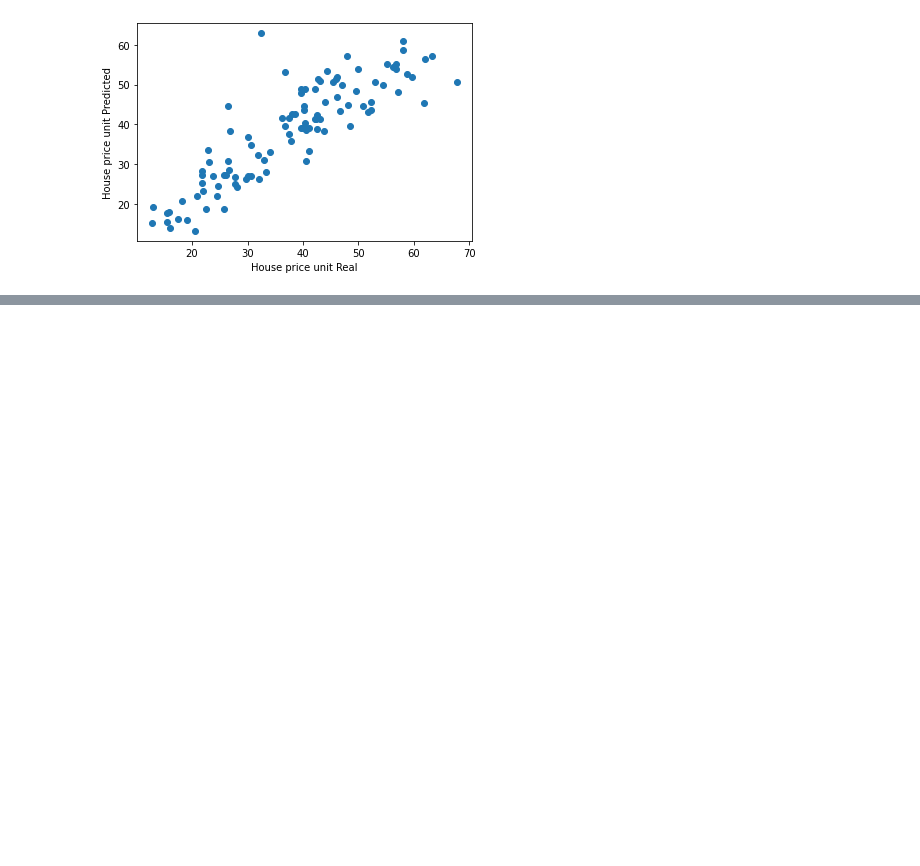
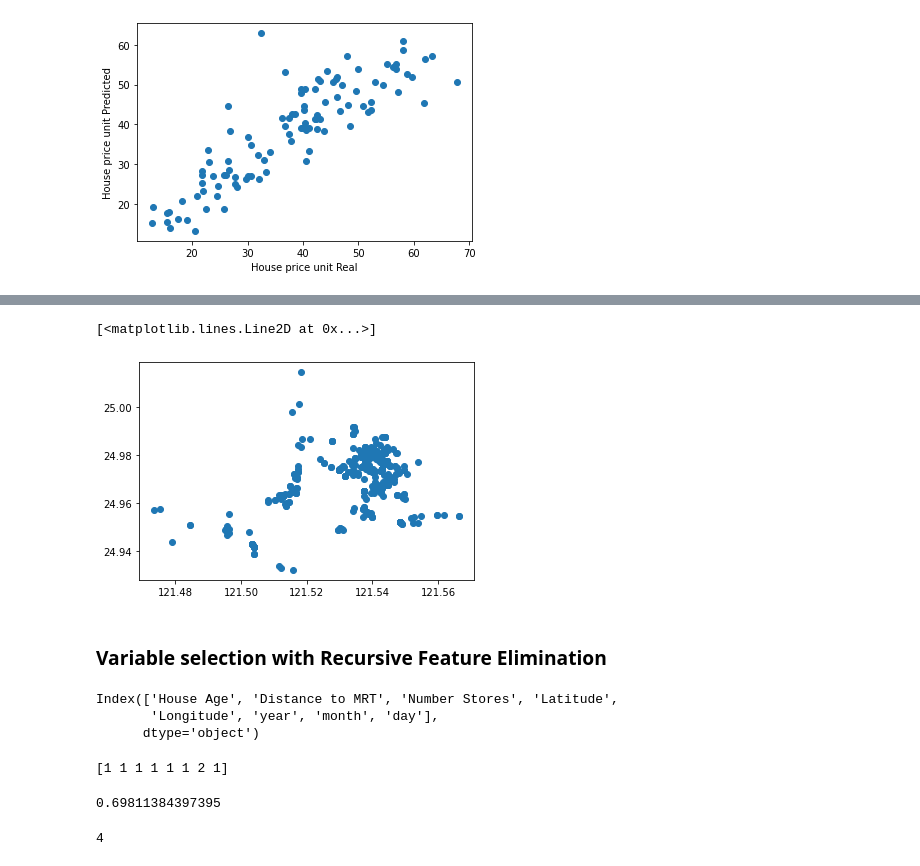
Before and after one commit to raulvalerio/supervised-learning-in-python, a Jupyter notebook: Easy XGBoost regression.ipynb, the cells around one changed output, grey strips where cells are left out. Drawn from its saved outputs; the diff is of its cells as text; code cells hidden in the pictures; blank space fills up the shorter version.

```diff
--- a/Easy XGBoost regression.ipynb
+++ b/Easy XGBoost regression.ipynb
@@ -406,0 +571,32 @@ exp_reg = setup(data, target='House Price Unit')
+# %%
+plt.plot(data.Longitude, data.Latitude, 'o')
+# %% [output]
+[<matplotlib.lines.Line2D at 0x...>]
+[figure, added]
+# %% [markdown]
+### Variable selection with Recursive Feature Elimination
+# %%
+from sklearn.feature_selection import RFECV
+
+model = XGBRegressor()
+
+selector= RFECV( model, step=1, min_features_to_select=3, cv=4 ,  verbose=0) ## cv cross validation
+
+selector.fit(X,y)
+print(X.columns)
+# %% [output]
+Index(['House Age', 'Distance to MRT', 'Number Stores', 'Latitude',
+       'Longitude', 'year', 'month', 'day'],
+      dtype='object')
+# %%
+print( selector.ranking_)  # [ 1   2  1  2  1   3  3  1]
+# %% [output]
+[1 1 1 1 1 1 2 1]
+# %%
+print( selector.grid_scores_.mean())   # mean of R^2 for CV in 4
+# %% [output]
+0.69811384397395
+# %%
+print(selector.cv)
+# %% [output]
+4
```
Also changed, not shown: parts of 69 cells of this notebook.
